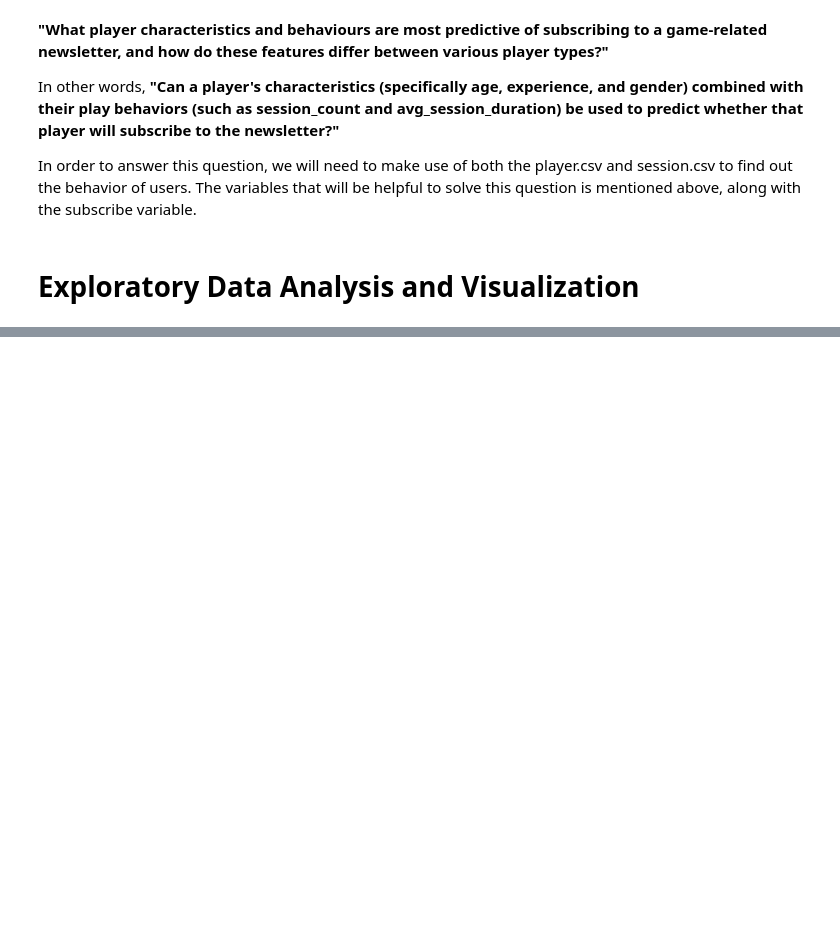
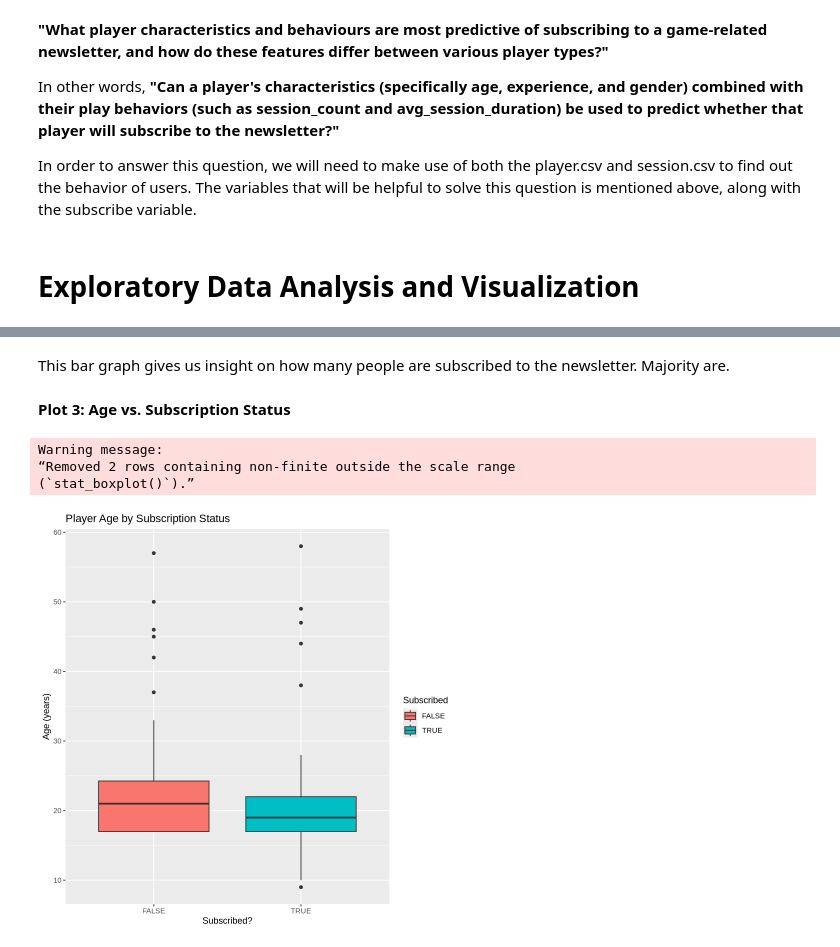
Before and after one commit to TW963/DSCI-100-individual, a Jupyter notebook: Individual planning stage.ipynb, the cells around one changed output, grey strips where cells are left out. Drawn from its saved outputs; the diff is of its cells as text; code cells hidden in the pictures; blank space fills up the shorter version.

```diff
--- a/Individual planning stage.ipynb
+++ b/Individual planning stage.ipynb
@@ -204,0 +242,16 @@ A tibble: 196 × 9
+# %% [markdown]
+This bar graph gives us insight on how many people are subscribed to the newsletter. Majority are.
+# %% [markdown]
+**Plot 3: Age vs. Subscription Status**
+# %%
+ggplot(tidy_data, aes(x = as.factor(subscribe), y = Age, fill = as.factor(subscribe))) +
+  geom_boxplot() +
+  labs(title = "Player Age by Subscription Status",
+       x = "Subscribed?",
+       y = "Age (years)",
+       fill = "Subscribed")
+# %% [output]
+Warning message:
+“Removed 2 rows containing non-finite outside the scale range
+(`stat_boxplot()`).”
+[figure, added]
```
Also changed, not shown: parts of 11 cells of this notebook.
